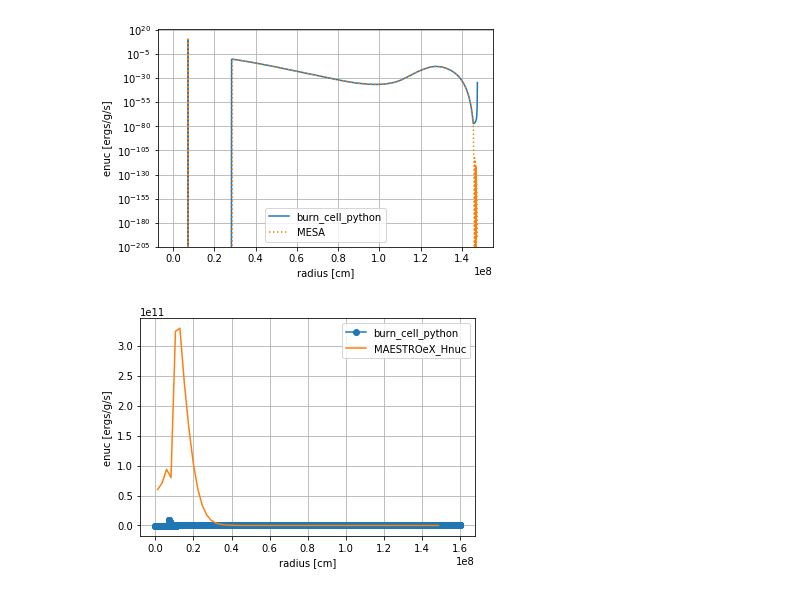
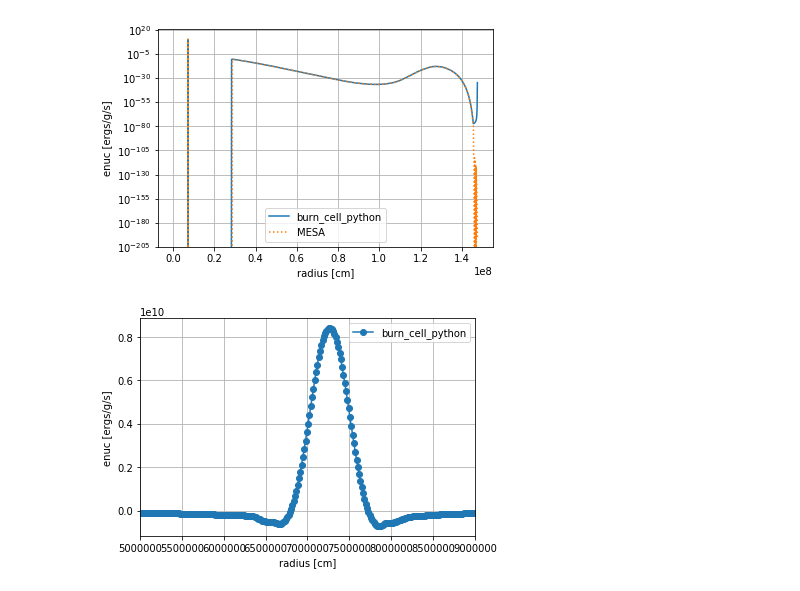
Before and after one commit to XinlongSBU/xinlong_file, a Jupyter notebook: burn_cell_python/ecsn.ipynb, the cells around one changed output. Cells and saved outputs as stored; diff of their text form; code cells hidden in the pictures.

```diff
--- a/burn_cell_python/ecsn.ipynb
+++ b/burn_cell_python/ecsn.ipynb
@@ -178,13 +178,13 @@ for i in range(df.shape[0]):
     enuc.append(driver.get_enuc_dot(driver.initial_burn_state))
 # %%
 plt.plot(df.radius,enuc,'-o',label = 'burn_cell_python')
-plt.plot(b.radius,b['Hnuc [erg/g/s]'], label = 'MAESTROeX_Hnuc')
+#plt.plot(b.radius,b['Hnuc [erg/g/s]'], label = 'MAESTROeX_Hnuc')
 plt.grid()
 plt.xlabel('radius [cm]')
 plt.ylabel('enuc [ergs/g/s]')
 plt.legend()
-#plt.xlim(7e6,7.05e6)
+plt.xlim(5e6,9e6)
 #plt.ylim(4e9,5e9)
 plt.savefig("initial model.png")
 # %% [output]
-[figure, old version]
+[figure, new version]
```
Also changed, not shown: parts of 2 cells of this notebook, 1 other file.
